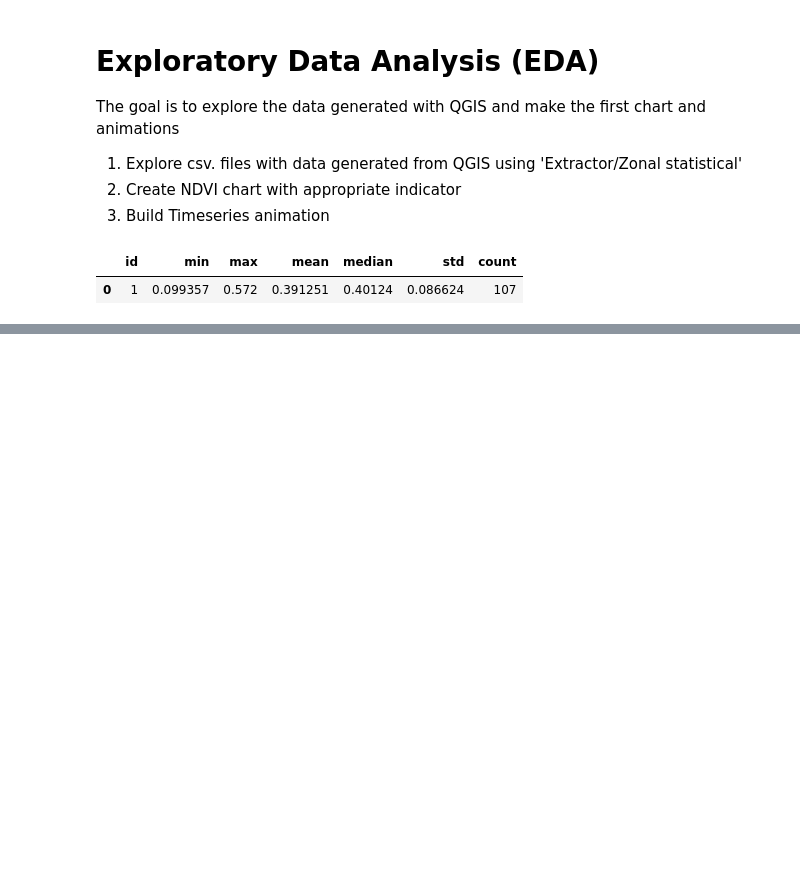
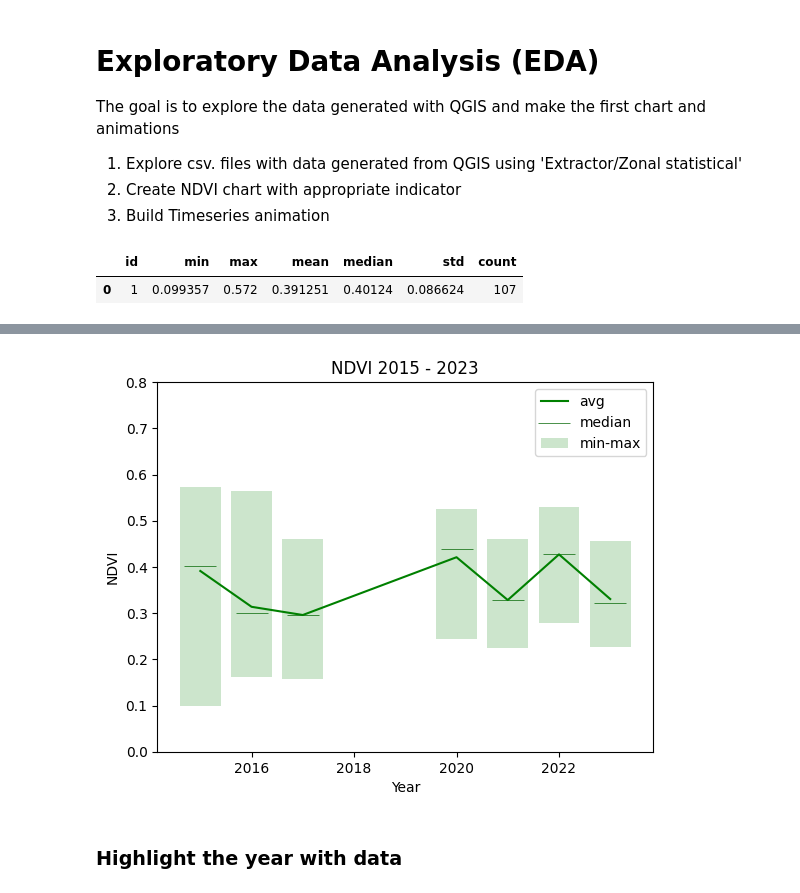
Before and after one commit to NatchosR/Triibo-NDVI, a Jupyter notebook: EDA.ipynb, the cells around one changed output, grey strips where cells are left out. Cells and saved outputs as stored; diff of their text form; code cells hidden in the pictures; blank space fills up the shorter version.

```diff
--- a/EDA.ipynb
+++ b/EDA.ipynb
@@ -16,0 +137,40 @@ df2015
+# %%
+# Create a new figure and axis
+fig, ax = plt.subplots()
+
+min_val=df_ndvi["min"]
+max_val=df_ndvi["max"]
+diff=max_val-min_val
+
+# Plot the max bars
+ax.bar(df_ndvi["year"], diff, bottom=min_val, color="green", alpha=0.2, label="min-max")
+
+# Plot the average line
+ax.plot(df_ndvi["year"], df_ndvi["avg"], color="green", label="avg")
+
+# Plot horizontal line (median)
+ax.scatter(df_ndvi["year"],df_ndvi["median"], s=500,c="darkgreen", marker="_", linewidths=0.5, label="median")
+
+# Add a trend line for the avg
+z = np.polyfit(df_ndvi["year"], df_ndvi["avg"], 1)
+p = np.poly1d(z)
+
+#ax.plot(df_ndvi["year"], p(df_ndvi["year"]), label="trendline_avg", color="lightgreen", linestyle="--", linewidth=1)
+
+#set y-axis limit
+ax.set_ylim(0,0.8)
+
+# Set axis labels and title
+ax.set_xlabel("Year")
+ax.set_ylabel("NDVI")
+ax.set_title("NDVI 2015 - 2023")
+
+# Add a legend
+ax.legend()
+
+# Show the plot
+plt.show()
+# %% [output]
+[figure, added]
+# %% [markdown]
+### Highlight the year with data
```
Also changed, not shown: parts of 39 cells of this notebook, 24 other files.
